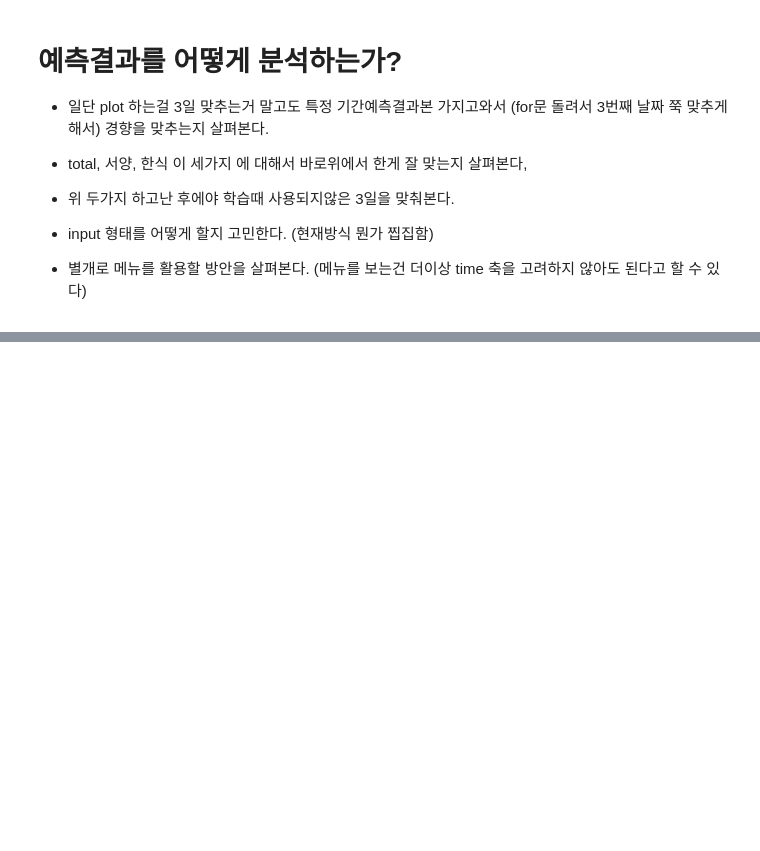
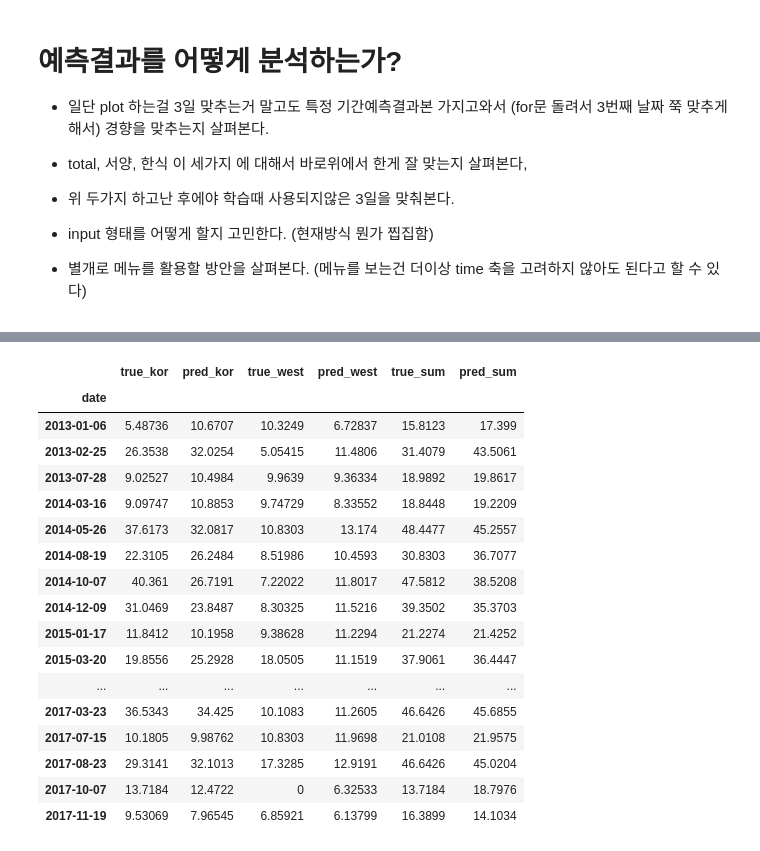
Before and after one commit to kimsh12191/challenge, a Jupyter notebook: peopleRNN/02_RNN.ipynb, the cells around one changed output, grey strips where cells are left out. Cells and saved outputs as stored; diff of their text form; code cells hidden in the pictures; blank space fills up the shorter version.

```diff
--- a/peopleRNN/02_RNN.ipynb
+++ b/peopleRNN/02_RNN.ipynb
@@ -133,3 +283,24 @@ thirdResult = my_model.predict(thirdInput)
+# %%
+_EachDay
+# %% [output]
+|  | true_kor | pred_kor | true_west | pred_west | true_sum | pred_sum |
+| date |  |  |  |  |  |  |
+| 2013-01-06 | 5.48736 | 10.6707 | 10.3249 | 6.72837 | 15.8123 | 17.399 |
+| 2013-02-25 | 26.3538 | 32.0254 | 5.05415 | 11.4806 | 31.4079 | 43.5061 |
+| 2013-07-28 | 9.02527 | 10.4984 | 9.9639 | 9.36334 | 18.9892 | 19.8617 |
+| 2014-03-16 | 9.09747 | 10.8853 | 9.74729 | 8.33552 | 18.8448 | 19.2209 |
+| 2014-05-26 | 37.6173 | 32.0817 | 10.8303 | 13.174 | 48.4477 | 45.2557 |
+| 2014-08-19 | 22.3105 | 26.2484 | 8.51986 | 10.4593 | 30.8303 | 36.7077 |
+| 2014-10-07 | 40.361 | 26.7191 | 7.22022 | 11.8017 | 47.5812 | 38.5208 |
+| 2014-12-09 | 31.0469 | 23.8487 | 8.30325 | 11.5216 | 39.3502 | 35.3703 |
+| 2015-01-17 | 11.8412 | 10.1958 | 9.38628 | 11.2294 | 21.2274 | 21.4252 |
+| 2015-03-20 | 19.8556 | 25.2928 | 18.0505 | 11.1519 | 37.9061 | 36.4447 |
+| ... | ... | ... | ... | ... | ... | ... |
+| 2017-03-23 | 36.5343 | 34.425 | 10.1083 | 11.2605 | 46.6426 | 45.6855 |
+| 2017-07-15 | 10.1805 | 9.98762 | 10.8303 | 11.9698 | 21.0108 | 21.9575 |
+| 2017-08-23 | 29.3141 | 32.1013 | 17.3285 | 12.9191 | 46.6426 | 45.0204 |
+| 2017-10-07 | 13.7184 | 12.4722 | 0 | 6.32533 | 13.7184 | 18.7976 |
+| 2017-11-19 | 9.53069 | 7.96545 | 6.85921 | 6.13799 | 16.3899 | 14.1034 |
 # %%
 print (np.sqrt(np.mean(np.square(thirdResult[:,0] - validPeopleTrue[:,0]))))
 print (np.sqrt(np.mean(np.square(thirdResult[:,1] - validPeopleTrue[:,1]))))
```
Also changed, not shown: parts of 30 cells of this notebook, 10 other files.
